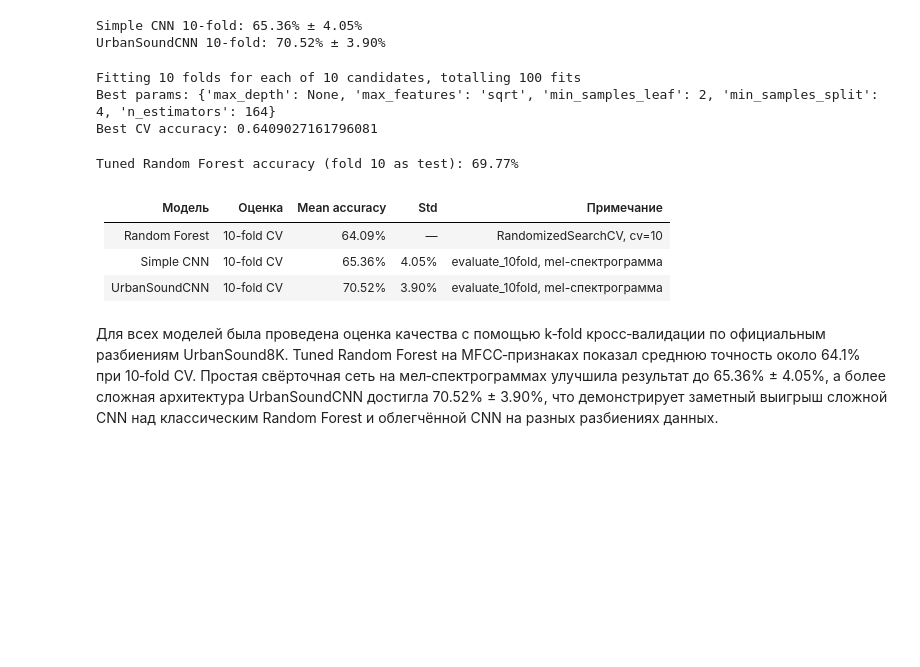
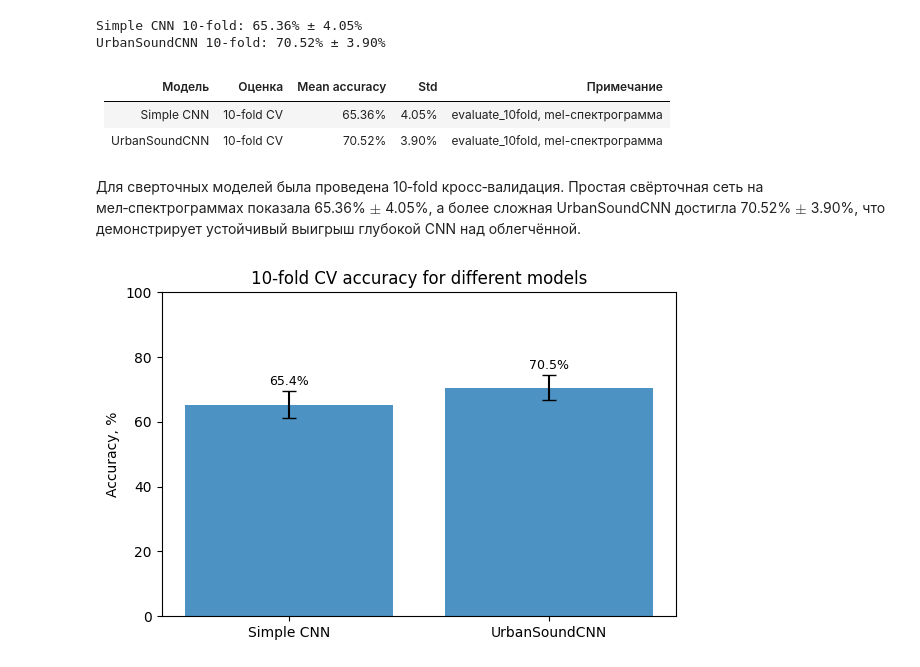
Before and after one commit to MovetOn31/SRS_2_year_of_bachelor, a Jupyter notebook: ml/urban_sound_classifier.ipynb, the cells around one changed output. Cells and saved outputs as stored; diff of their text form; code cells hidden in the pictures; blank space fills up the shorter version.

```diff
--- a/ml/urban_sound_classifier.ipynb
+++ b/ml/urban_sound_classifier.ipynb
@@ -1290,11 +1212,3 @@ Epoch 2/20 | train_loss=1.2503 | train_acc=0.5241 | val_loss=5.9974 | val_acc=0.
-# %%
-mean_acc = np.mean(accuracies)
-std_acc = np.std(accuracies)
-
-for i, acc in enumerate(accuracies, 1):
-    print(f"Fold {i}: {acc * 100:.2f}%")
-
-print(f"\n10-fold CV: {mean_acc * 100:.2f}% ± {std_acc * 100:.2f}%")
 # %%
 # Подсчитаем один раз mel для k-fold
 full_ds = UrbanSoundDataset(
@@ -1576,27 +1473,30 @@ search = RandomizedSearchCV(
-# %%
-search.fit(X_train, y_train_enc)
-
-print("Best params:", search.best_params_)
-print("Best CV accuracy:", search.best_score_)
-# %% [output]
-Fitting 10 folds for each of 10 candidates, totalling 100 fits
-Best params: {'max_depth': None, 'max_features': 'sqrt', 'min_samples_leaf': 2, 'min_samples_split': 4, 'n_estimators': 164}
-Best CV accuracy: 0.6409027161796081
-# %%
-rf_best = search.best_estimator_
-rf_best.fit(X_train, y_train_enc)
-
-# тестируем на fold 10
-y_pred_best = rf_best.predict(X_test)
-acc_rf_best = accuracy_score(y_test_enc, y_pred_best)
-print(f"Tuned Random Forest accuracy (fold 10 as test): {acc_rf_best * 100:.2f}%")
-# %% [output]
-Tuned Random Forest accuracy (fold 10 as test): 69.77%
 # %% [markdown]
 | Модель           | Оценка          | Mean accuracy | Std    | Примечание                        |
 |------------------|-----------------|---------------|--------|-----------------------------------|
-| Random Forest    | 10-fold CV      | 64.09%        | —      | RandomizedSearchCV, cv=10         |
 | Simple CNN       | 10-fold CV      | 65.36%        | 4.05%  | evaluate_10fold, mel-спектрограмма|
 | UrbanSoundCNN    | 10-fold CV      | 70.52%        | 3.90%  | evaluate_10fold, mel-спектрограмма|
 # %% [markdown]
-Для всех моделей была проведена оценка качества с помощью k‑fold кросс‑валидации по официальным разбиениям UrbanSound8K. Tuned Random Forest на MFCC‑признаках показал среднюю точность около 64.1% при 10‑fold CV. Простая свёрточная сеть на мел‑спектрограммах улучшила результат до 65.36% ± 4.05%, а более сложная архитектура UrbanSoundCNN достигла 70.52% ± 3.90%, что демонстрирует заметный выигрыш сложной CNN над классическим Random Forest и облегчённой CNN на разных разбиениях данных.
+Для сверточных моделей была проведена 10‑fold кросс‑валидация. Простая свёрточная сеть на мел‑спектрограммах показала 65.36% $\pm$ 4.05%, а более сложная UrbanSoundCNN достигла 70.52% $\pm$ 3.90%, что демонстрирует устойчивый выигрыш глубокой CNN над облегчённой.
+# %%
+model_names = [ "Simple CNN", "UrbanSoundCNN"]
+mean_accs = [ 0.6536, 0.7052]
+std_accs = [ 0.0405, 0.0390]
+
+plt.figure(figsize=(6, 4))
+bars = plt.bar(model_names, [m * 100 for m in mean_accs],
+               yerr=[s * 100 for s in std_accs],
+               capsize=5, alpha=0.8)
+
+plt.ylabel("Accuracy, %")
+plt.title("10-fold CV accuracy for different models")
+
+for bar, acc in zip(bars, mean_accs):
+    y = bar.get_height()
+    plt.text(bar.get_x() + bar.get_width()/2, y + 5,
+             f"{acc*100:.1f}%", ha="center", va="bottom", fontsize=9)
+
+plt.ylim(0, 100)
+plt.tight_layout()
+plt.show()
+# %% [output]
+[figure, added]
```
Also changed, not shown: parts of 27 cells of this notebook.
